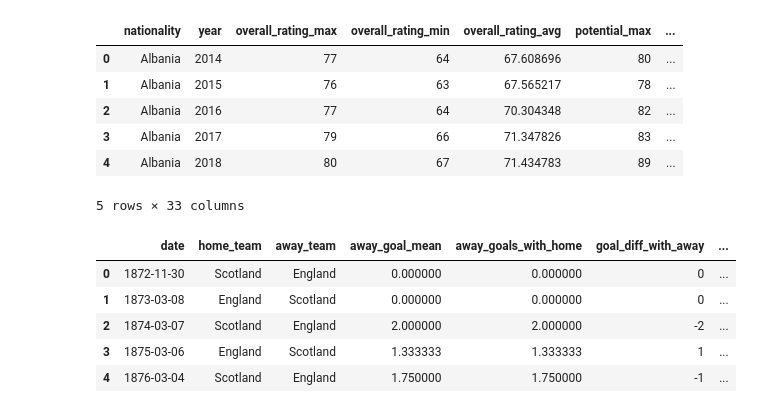
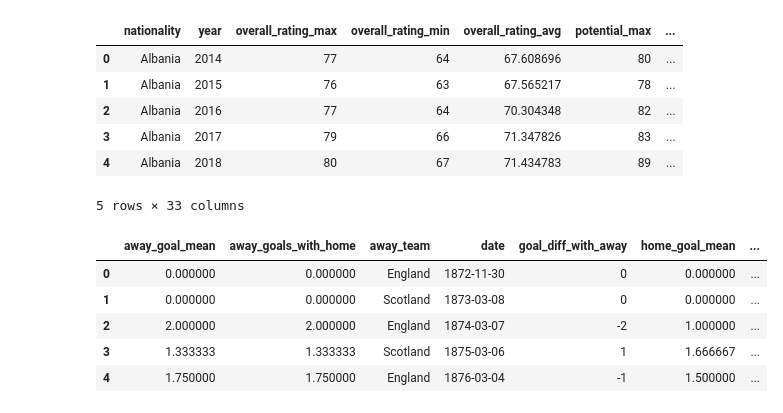
Before and after one commit to Villux/world_cup, a Jupyter notebook: merge_all_data.ipynb, the cells around one changed output. Cells and saved outputs as stored; diff of their text form; code cells hidden in the pictures.

```diff
--- a/merge_all_data.ipynb
+++ b/merge_all_data.ipynb
@@ -40,17 +40,15 @@ player_stats.head()
 # %%
 goal_history = pd.read_csv('data/generated/goal_history_data.csv')
 goal_history['date'] =  pd.to_datetime(goal_history['date'], format='%Y-%m-%d')
 goal_history = goal_history.drop(['Unnamed: 0'], axis=1)
-goal_history = goal_history[["date", "home_team", "away_team", "away_goal_mean", "away_goals_with_home",
-                            "goal_diff_with_away", "home_goals_with_away", "home_goal_mean"]]
 goal_history.head()
 # %% [output]
-|  | date | home_team | away_team | away_goal_mean | away_goals_with_home | goal_diff_with_away | ... |
-| 0 | 1872-11-30 | Scotland | England | 0.000000 | 0.000000 | 0 | ... |
-| 1 | 1873-03-08 | England | Scotland | 0.000000 | 0.000000 | 0 | ... |
-| 2 | 1874-03-07 | Scotland | England | 2.000000 | 2.000000 | -2 | ... |
-| 3 | 1875-03-06 | England | Scotland | 1.333333 | 1.333333 | 1 | ... |
-| 4 | 1876-03-04 | Scotland | England | 1.750000 | 1.750000 | -1 | ... |
+|  | away_goal_mean | away_goals_with_home | away_team | date | goal_diff_with_away | home_goal_mean | ... |
+| 0 | 0.000000 | 0.000000 | England | 1872-11-30 | 0 | 0.000000 | ... |
+| 1 | 0.000000 | 0.000000 | Scotland | 1873-03-08 | 0 | 0.000000 | ... |
+| 2 | 2.000000 | 2.000000 | England | 1874-03-07 | -2 | 1.000000 | ... |
+| 3 | 1.333333 | 1.333333 | Scotland | 1875-03-06 | 1 | 1.666667 | ... |
+| 4 | 1.750000 | 1.750000 | England | 1876-03-04 | -1 | 1.500000 | ... |
 # %%
 dataset = pd.merge(match_results, elo_ranking,  how='left', left_on=['date','home_team'], right_on = ['date','team'])
 dataset = dataset.drop(['team'], axis=1)
```
Also changed, not shown: parts of 1 cell of this notebook.
